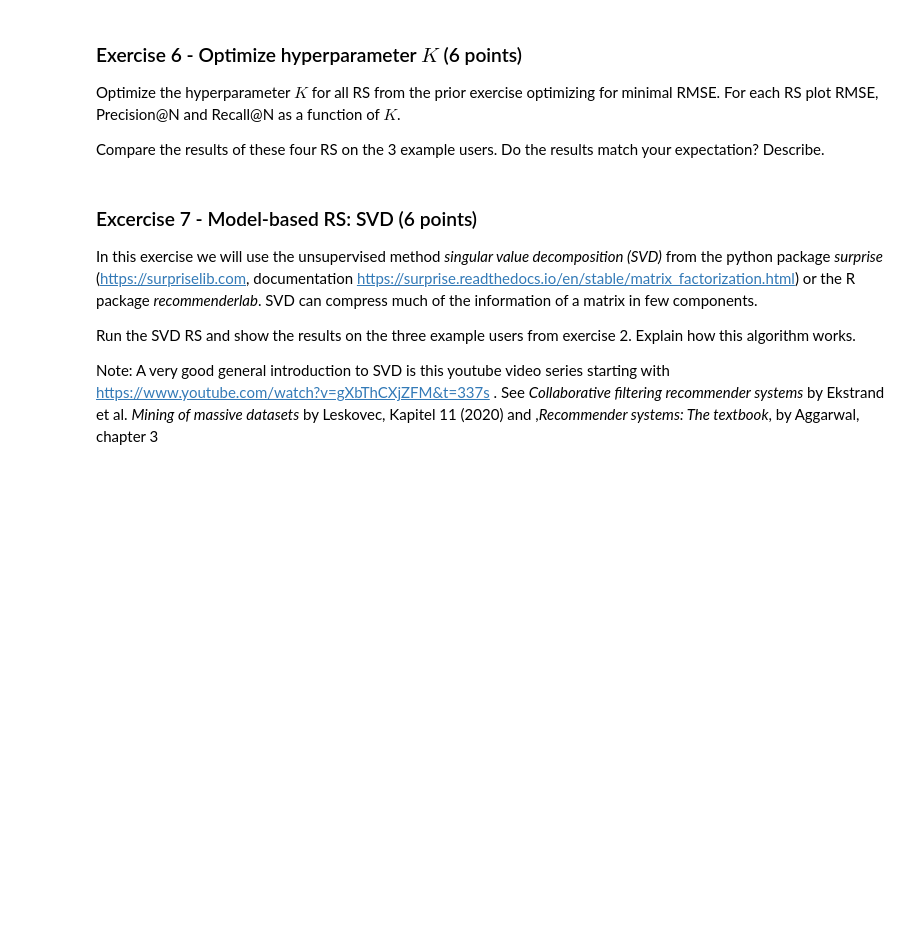
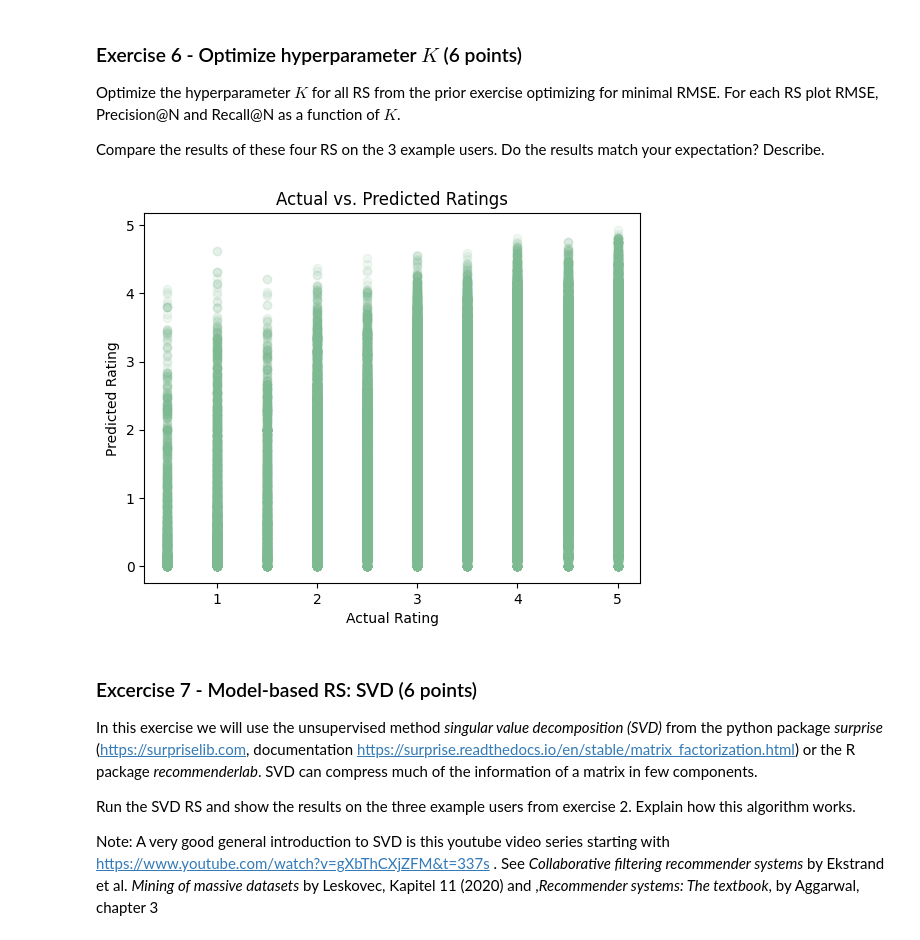
Before and after one commit to okaynils/fhnw-ds-rsy, a Jupyter notebook: MiniChallenge/RSY_ MiniChallenge_FS24.ipynb, the cells around one changed output. Cells and saved outputs as stored; diff of their text form; code cells hidden in the pictures; blank space fills up the shorter version.

```diff
--- a/MiniChallenge/RSY_ MiniChallenge_FS24.ipynb
+++ b/MiniChallenge/RSY_ MiniChallenge_FS24.ipynb
@@ -586,0 +633,13 @@ Describe the two similarity metrics.
+# %%
+class ItemBasedCF_Cosine(RecommenderSystemBase):
+    def fit(self, ratings):
+        self.ratings_matrix = ratings
+        item_matrix = ratings.T
+        self.similarities = self._cosine_similarity(item_matrix)
+
+    def predict(self, user_id, item_id):
+        neighbors_idx = self._find_nearest_neighbors(item_id)
+        numerator = sum(self.similarities[item_id, neighbor] * self.ratings_matrix[user_id, neighbor] for neighbor in neighbors_idx)
+        denominator = sum(abs(self.similarities[item_id, neighbor]) for neighbor in neighbors_idx)
+        prediction = numerator / denominator if denominator != 0 else 0
+        return prediction
@@ -596,6 +697,25 @@ Optimize the hyperparameter $K$ for all RS from the prior exercise optimizing fo
 For each RS plot RMSE, Precision@N and Recall@N as a function of $K$.
 
 Compare the results of these four RS on the 3 example users. Do the results match your expectation? Describe.
+# %%
+def evaluate_recommender(recommender, X_train, X_test):
+    recommender.fit(X_train)
+    predictions = np.array([recommender.predict(user_id, item_id) for user_id, item_id in zip(*X_test.nonzero())])
+
+    actuals = X_test[X_test.nonzero()]
+
+    rmse = calc_root_mean_squared_error(predictions, actuals)
+
+    # plot the predictions against the actual values
+    fig, ax = plt.subplots()
+    ax.scatter(actuals, predictions, alpha=0.1)
+    ax.set_xlabel('Actual Rating')
+    ax.set_ylabel('Predicted Rating')
+    ax.set_title('Actual vs. Predicted Ratings')
+
+evaluate_recommender(ItemBasedCF_Cosine(K=30), user_item_matrix.values, user_item_matrix.values)
+# %% [output]
+[figure, added]
 # %% [markdown]
 ### Excercise 7 - Model-based RS: SVD (6 points)
 In this exercise we will use the unsupervised method *singular value decomposition (SVD)* from the python package *surprise* (https://surpriselib.com, documentation https://surprise.readthedocs.io/en/stable/matrix_factorization.html) or the R package *recommenderlab*. SVD can compress much of the information of a matrix in few components.
```
Also changed, not shown: parts of 12 cells of this notebook.
